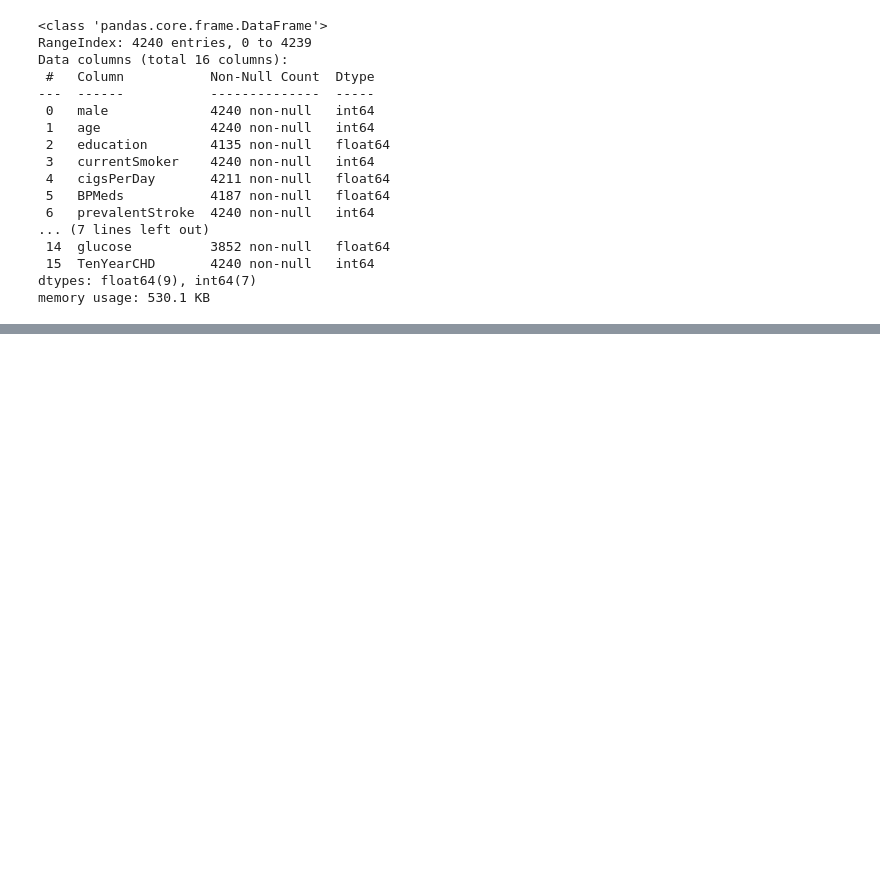
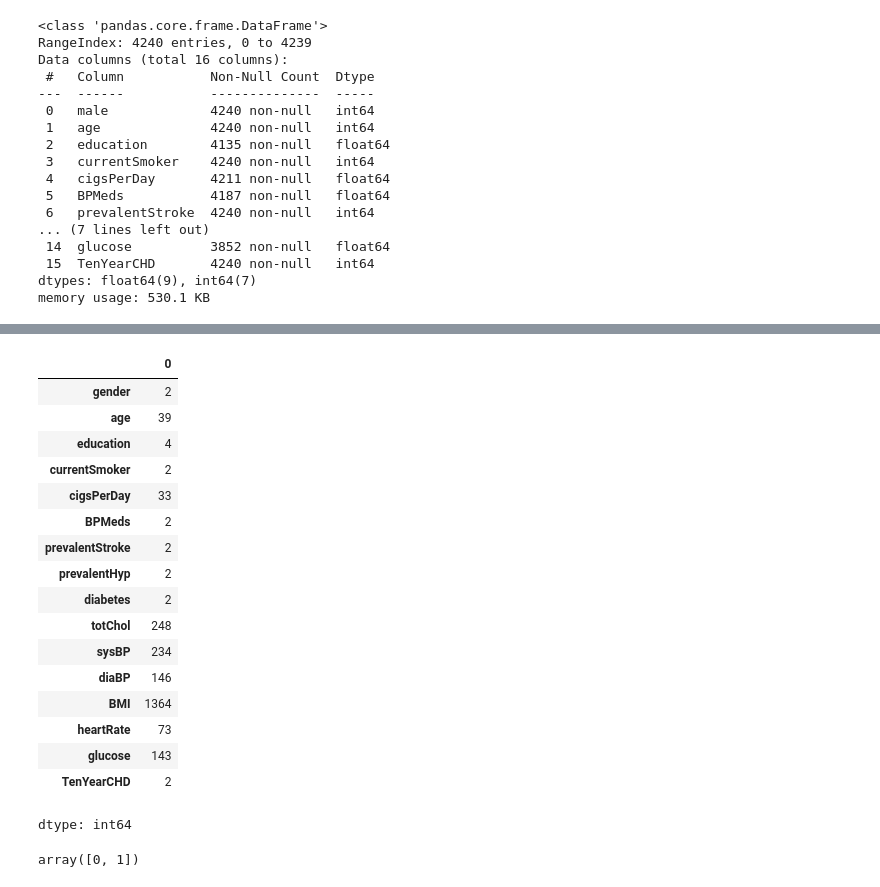
Before and after one commit to Devika-Gowda/Devika-repo, a Jupyter notebook: exapmle1.ipynb, the cells around one changed output, grey strips where cells are left out. Saved outputs shown, nothing was run; the diff lists cells and outputs as text; code cells hidden in the pictures; blank space fills up the shorter version.

```diff
--- a/exapmle1.ipynb
+++ b/exapmle1.ipynb
@@ -114,0 +130,25 @@ df.rename(columns={"male"="gender"},inplace=True)
+# %%
+df.nunique()
+# %% [output]
+|  | 0 |
+| gender | 2 |
+| age | 39 |
+| education | 4 |
+| currentSmoker | 2 |
+| cigsPerDay | 33 |
+| BPMeds | 2 |
+| prevalentStroke | 2 |
+| prevalentHyp | 2 |
+| diabetes | 2 |
+| totChol | 248 |
+| sysBP | 234 |
+| diaBP | 146 |
+| BMI | 1364 |
+| heartRate | 73 |
+| glucose | 143 |
+| TenYearCHD | 2 |
+dtype: int64
+# %%
+df['diabetes'].unique()
+# %% [output]
+array([0, 1])
```
Also changed, not shown: parts of 8 cells of this notebook.
